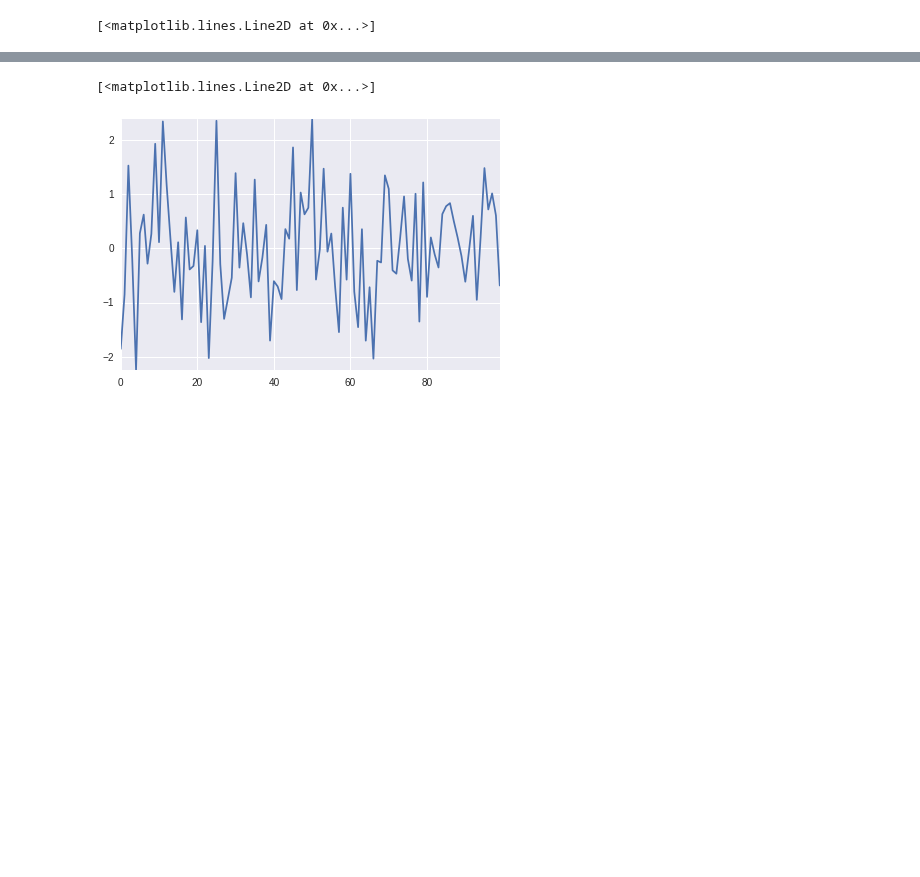
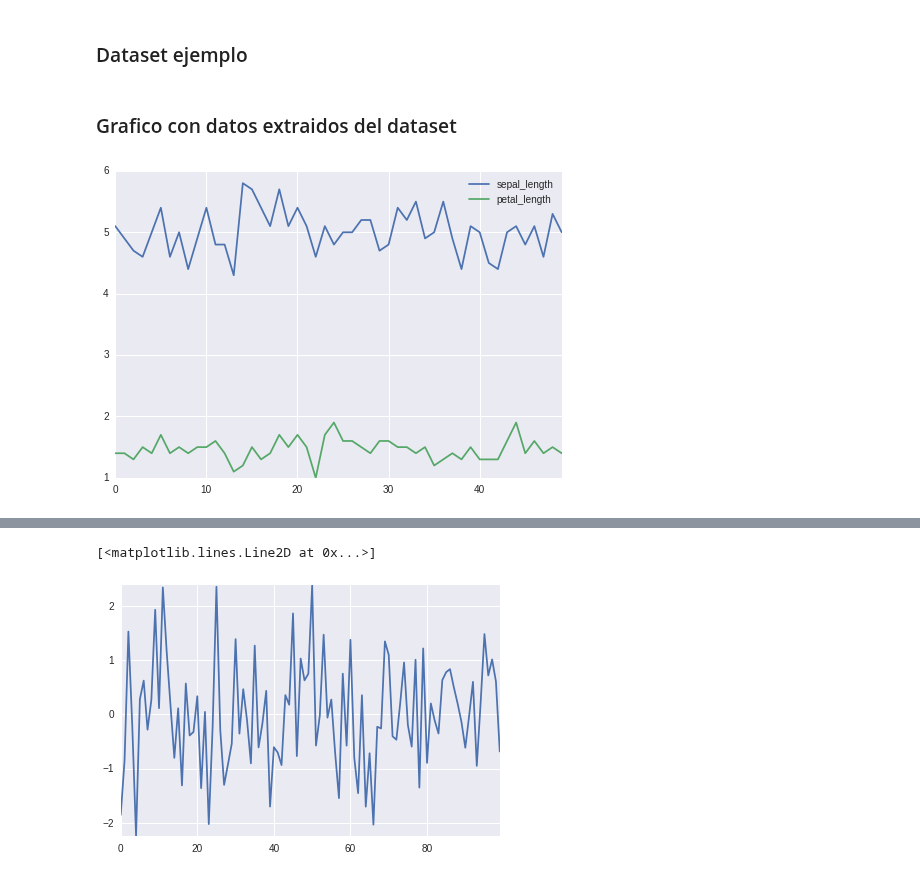
Before and after one commit to miltonlab/pyresearch, a Jupyter notebook: trees-mongodb/dataviz_tutorial.ipynb, the cells around one changed output, grey strips where cells are left out. Drawn from its saved outputs; the diff is of its cells as text; code cells hidden in the pictures; blank space fills up the shorter version.

```diff
--- a/trees-mongodb/dataviz_tutorial.ipynb
+++ b/trees-mongodb/dataviz_tutorial.ipynb
@@ -20,12 +21,10 @@ from matplotlib.pyplot import tight_layout
 #data = numpy.fromstring(response.text)
 # %%
 sea.set_style("darkgrid")
-# %%
-seaborn.plt.plot(data[target=='setosa',0],data[target=='setosa',2],'bo')
-# %% [output]
-[<matplotlib.lines.Line2D at 0x...>]
+# %% [markdown]
+### Dataset ejemplo
 # %%
-#iris = seaborn.load_dataset('iris')
+iris = seaborn.load_dataset('iris')
 setosa = iris[iris['species'] == 'setosa'][[0, 2]]
 versicolor = iris[iris['species'] == 'versicolor'][[0, 2]]
 virginica = iris[iris['species'] == 'virginica'][[0, 2]]
@@ -34,2 +31,8 @@ tight_layout?
+# %% [markdown]
+### Grafico con datos extraidos del dataset
+# %%
+g = setosa.plot()
+# %% [output]
+[figure, added]
 # %%
 y = randn(100)
```
Also changed, not shown: parts of 3 cells of this notebook.
